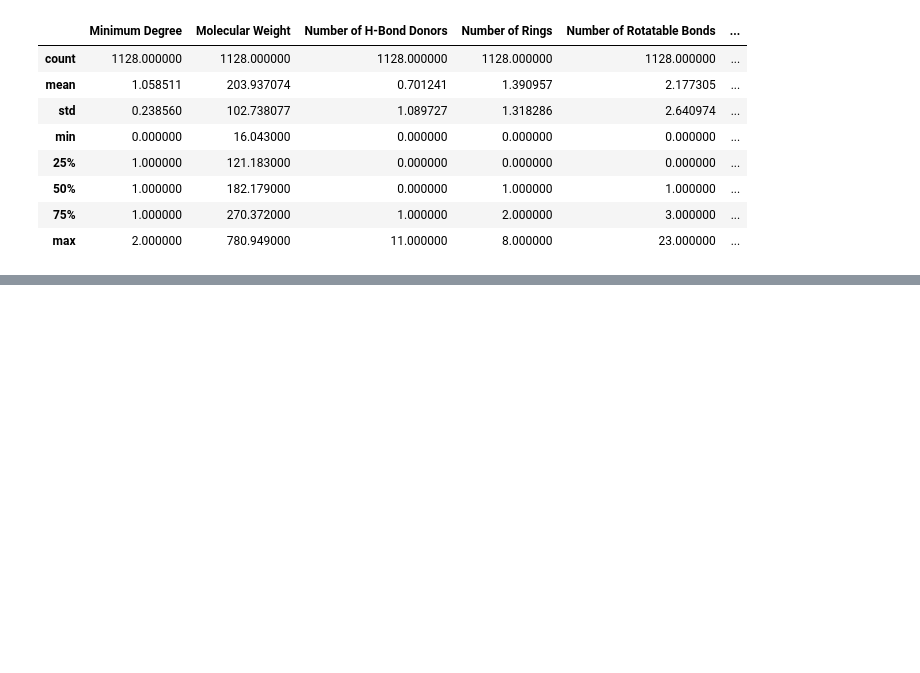
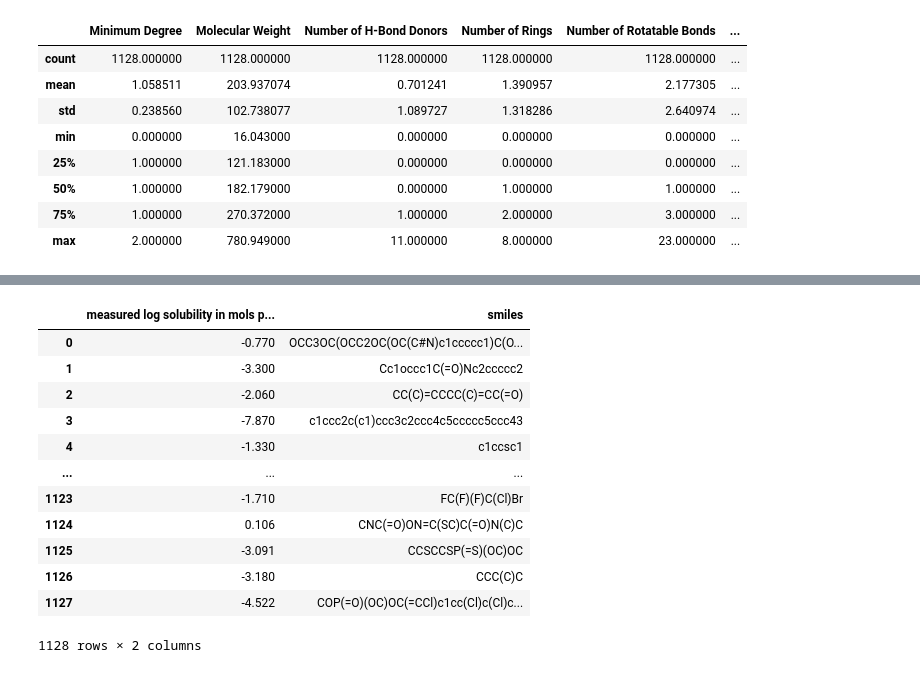
Before and after one commit to Mark12481632/Imperial_MSc_Project, a Jupyter notebook: code/Module_2.ipynb, the cells around one changed output, grey strips where cells are left out. Cells and saved outputs as stored; diff of their text form; code cells hidden in the pictures; blank space fills up the shorter version.

```diff
--- a/code/Module_2.ipynb
+++ b/code/Module_2.ipynb
@@ -263,0 +284,27 @@ esol_data.describe()
+# %%
+# Extract the SMILES information and enrich the dataset with information
+# on the molecule length and if it is polar - i.e. has the OH radical.
+
+# Extract the SMILES and solubility data
+df = esol_data.iloc[:, [7,8]]
+
+# Add the molecule length:
+
+
+# Add indicator that "OH" is present.
+# %%
+df
+# %% [output]
+|  | measured log solubility in mols p... | smiles |
+| 0 | -0.770 | OCC3OC(OCC2OC(OC(C#N)c1ccccc1)C(O... |
+| 1 | -3.300 | Cc1occc1C(=O)Nc2ccccc2 |
+| 2 | -2.060 | CC(C)=CCCC(C)=CC(=O) |
+| 3 | -7.870 | c1ccc2c(c1)ccc3c2ccc4c5ccccc5ccc43 |
+| 4 | -1.330 | c1ccsc1 |
+| ... | ... | ... |
+| 1123 | -1.710 | FC(F)(F)C(Cl)Br |
+| 1124 | 0.106 | CNC(=O)ON=C(SC)C(=O)N(C)C |
+| 1125 | -3.091 | CCSCCSP(=S)(OC)OC |
+| 1126 | -3.180 | CCC(C)C |
+| 1127 | -4.522 | COP(=O)(OC)OC(=CCl)c1cc(Cl)c(Cl)c... |
+1128 rows × 2 columns
```
Also changed, not shown: parts of 2 cells of this notebook.
